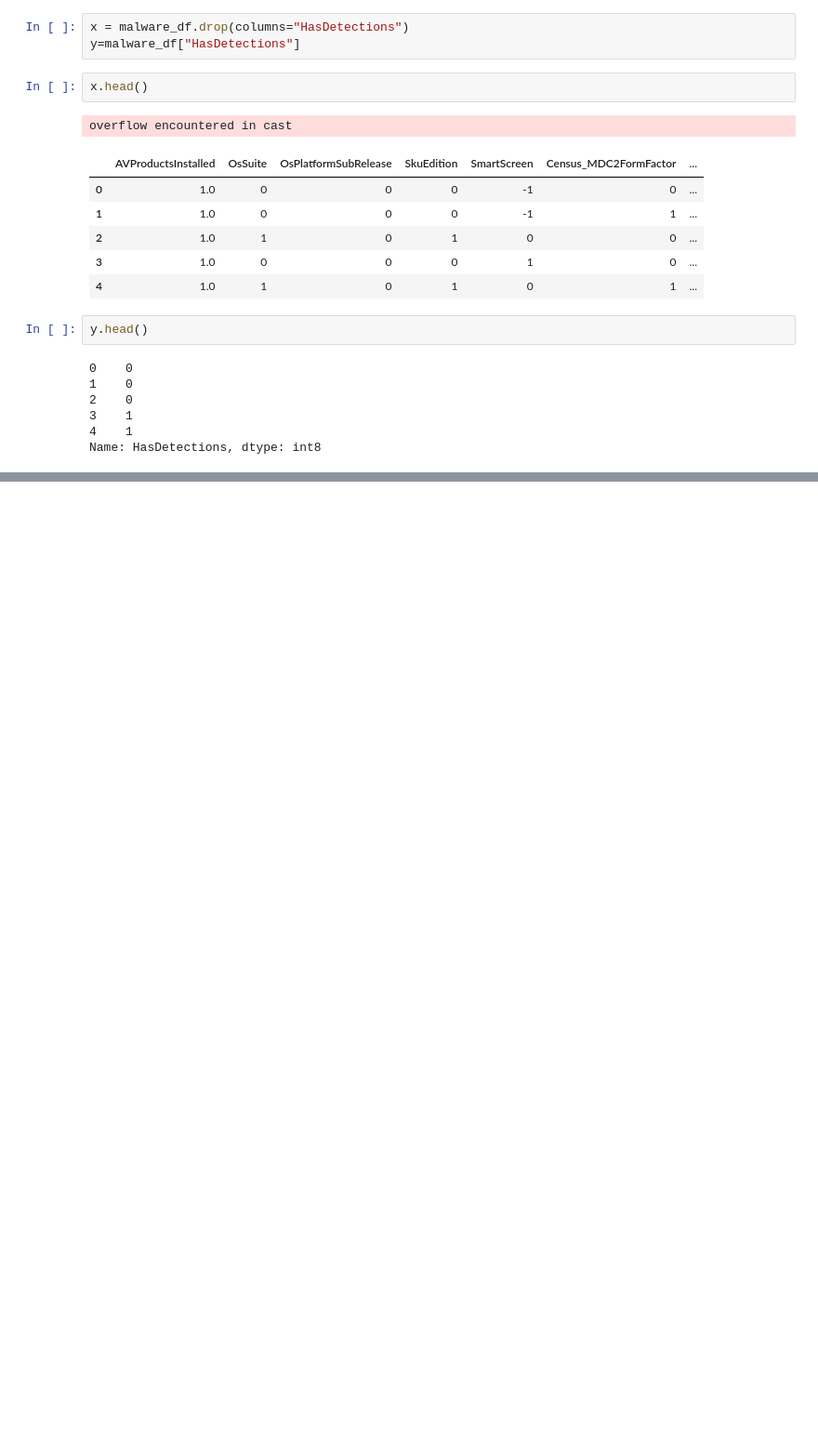
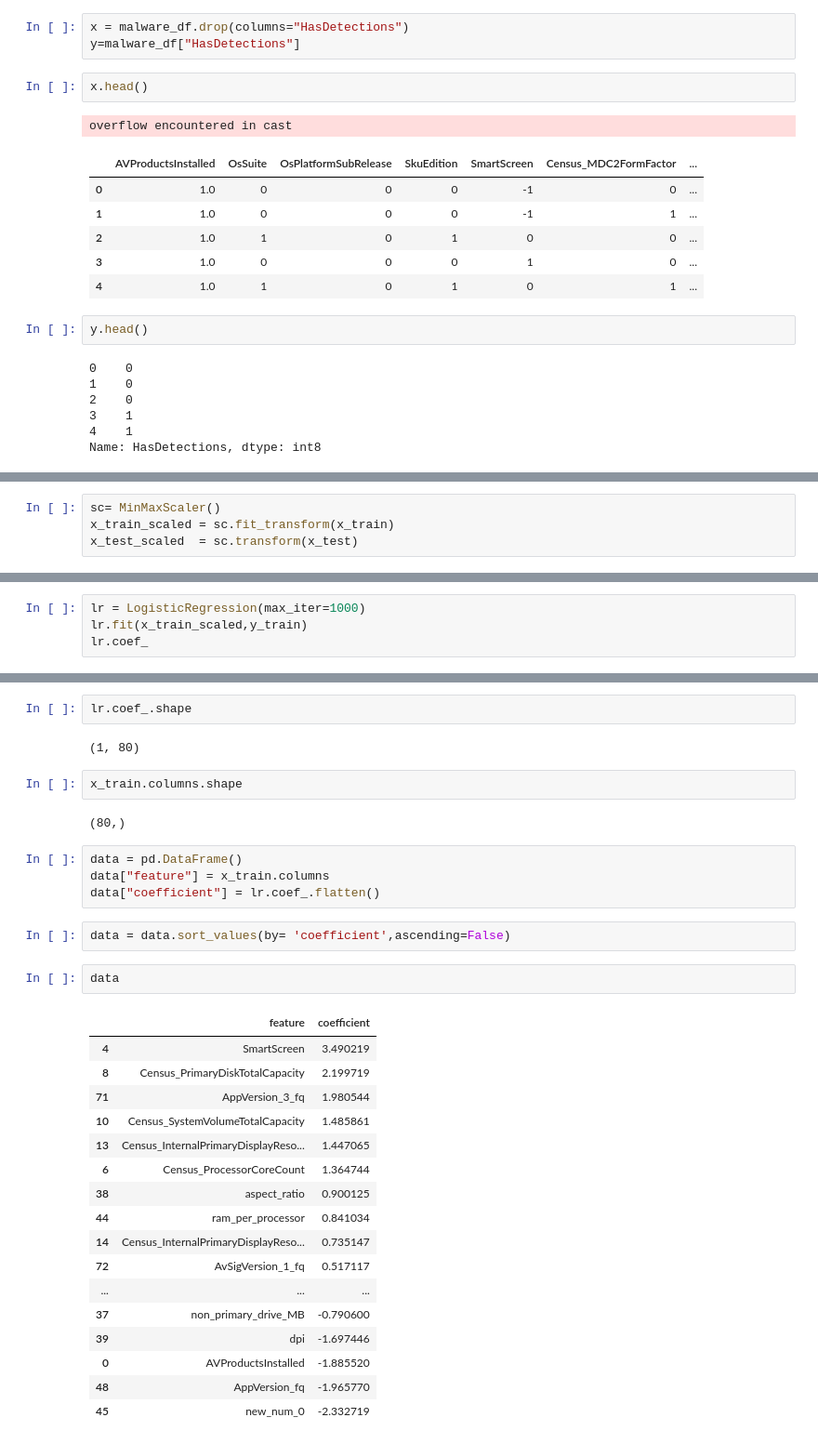
Before and after one commit to prasadPattuvamVeedu/microsoft_fraud_detection, a Jupyter notebook: microsofr_fraud_detection.ipynb, the cells around one changed output, grey strips where cells are left out. Shown at 93% size. Cells and saved outputs as stored; diff of their text form; blank space fills up the shorter version.

```diff
--- a/microsofr_fraud_detection.ipynb
+++ b/microsofr_fraud_detection.ipynb
@@ -1633,0 +1671,4 @@ Name: HasDetections, dtype: int8
+# %%
+sc= MinMaxScaler()
+x_train_scaled = sc.fit_transform(x_train)
+x_test_scaled  = sc.transform(x_test)
@@ -1633,0 +1710,4 @@ Name: HasDetections, dtype: int8
+# %%
+lr = LogisticRegression(max_iter=1000)
+lr.fit(x_train_scaled,y_train)
+lr.coef_
@@ -1633,0 +1732,34 @@ Name: HasDetections, dtype: int8
+# %%
+lr.coef_.shape
+# %% [output]
+(1, 80)
+# %%
+x_train.columns.shape
+# %% [output]
+(80,)
+# %%
+data = pd.DataFrame()
+data["feature"] = x_train.columns
+data["coefficient"] = lr.coef_.flatten()
+# %%
+data = data.sort_values(by= 'coefficient',ascending=False)
+# %%
+data
+# %% [output]
+|  | feature | coefficient |
+| 4 | SmartScreen | 3.490219 |
+| 8 | Census_PrimaryDiskTotalCapacity | 2.199719 |
+| 71 | AppVersion_3_fq | 1.980544 |
+| 10 | Census_SystemVolumeTotalCapacity | 1.485861 |
+| 13 | Census_InternalPrimaryDisplayReso... | 1.447065 |
+| 6 | Census_ProcessorCoreCount | 1.364744 |
+| 38 | aspect_ratio | 0.900125 |
+| 44 | ram_per_processor | 0.841034 |
+| 14 | Census_InternalPrimaryDisplayReso... | 0.735147 |
+| 72 | AvSigVersion_1_fq | 0.517117 |
+| ... | ... | ... |
+| 37 | non_primary_drive_MB | -0.790600 |
+| 39 | dpi | -1.697446 |
+| 0 | AVProductsInstalled | -1.885520 |
+| 48 | AppVersion_fq | -1.965770 |
+| 45 | new_num_0 | -2.332719 |
```
Also changed, not shown: parts of 26 cells of this notebook.
